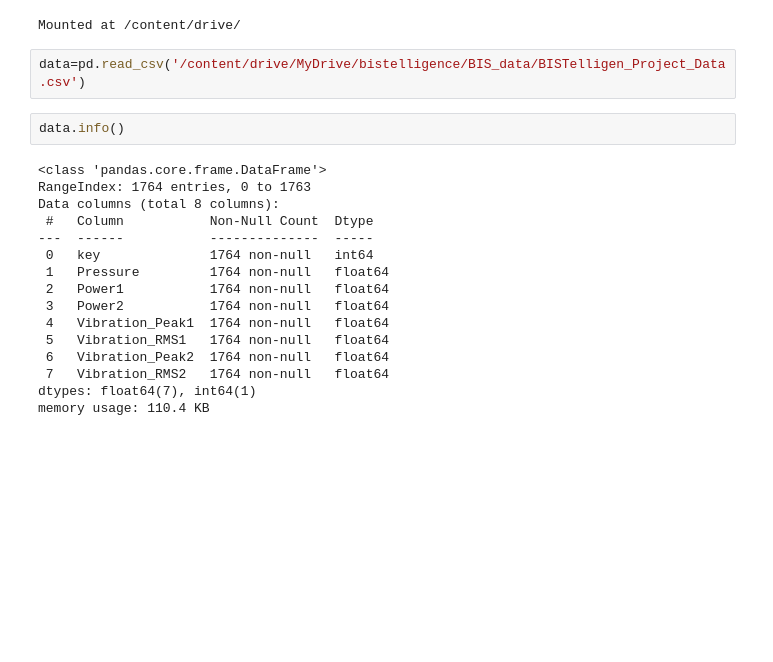
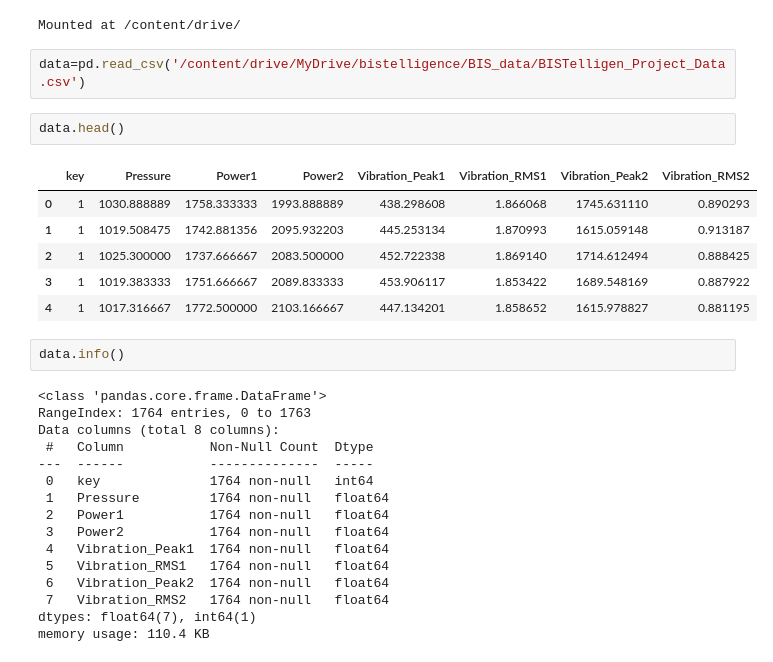
Before and after one commit to ChocoPytoch/BISTelligence, a Jupyter notebook: modeling_+_visualization.ipynb, the cells around one changed output. Drawn from its saved outputs; the diff is of its cells as text; blank space fills up the shorter version.

```diff
--- a/modeling_+_visualization.ipynb
+++ b/modeling_+_visualization.ipynb
@@ -43,6 +43,15 @@ drive.mount('/content/drive/')
 Mounted at /content/drive/
 # %%
 data=pd.read_csv('/content/drive/MyDrive/bistelligence/BIS_data/BISTelligen_Project_Data.csv')
+# %%
+data.head()
+# %% [output]
+|  | key | Pressure | Power1 | Power2 | Vibration_Peak1 | Vibration_RMS1 | Vibration_Peak2 | Vibration_RMS2 |
+| 0 | 1 | 1030.888889 | 1758.333333 | 1993.888889 | 438.298608 | 1.866068 | 1745.631110 | 0.890293 |
+| 1 | 1 | 1019.508475 | 1742.881356 | 2095.932203 | 445.253134 | 1.870993 | 1615.059148 | 0.913187 |
+| 2 | 1 | 1025.300000 | 1737.666667 | 2083.500000 | 452.722338 | 1.869140 | 1714.612494 | 0.888425 |
+| 3 | 1 | 1019.383333 | 1751.666667 | 2089.833333 | 453.906117 | 1.853422 | 1689.548169 | 0.887922 |
+| 4 | 1 | 1017.316667 | 1772.500000 | 2103.166667 | 447.134201 | 1.858652 | 1615.978827 | 0.881195 |
 # %%
 data.info()
 # %% [output]
```
Also changed, not shown: parts of 13 cells of this notebook.
